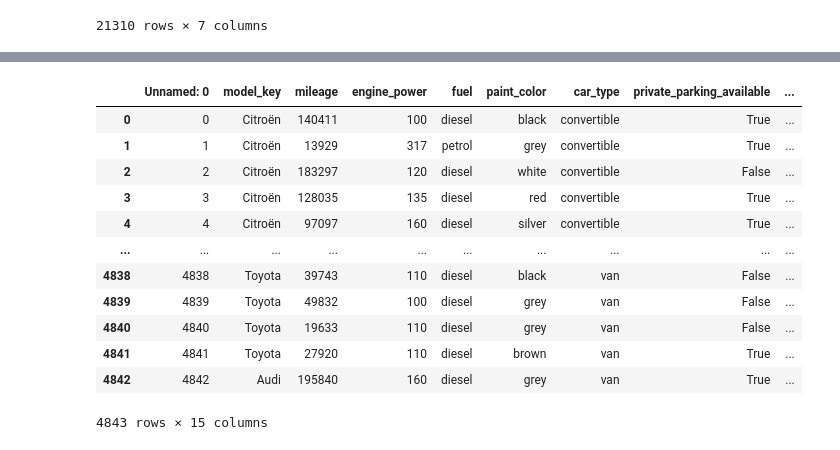
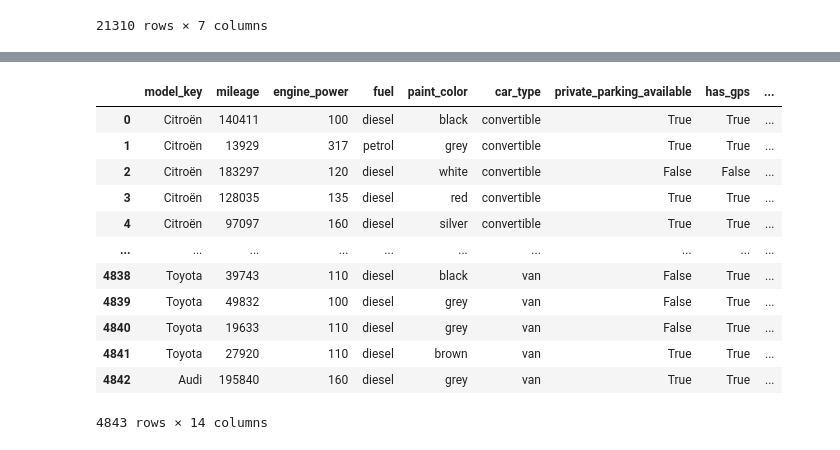
Before and after one commit to Stylomines/GetAround, a Jupyter notebook: get_around.ipynb, the cells around one changed output, grey strips where cells are left out. Cells and saved outputs as stored; diff of their text form; code cells hidden in the pictures.

```diff
--- a/get_around.ipynb
+++ b/get_around.ipynb
@@ -24,20 +79,20 @@ df_delay
 # %%
-df_pricing = pd.read_csv("get_around_pricing_project.csv")
+df_pricing = pd.read_csv("get_around_pricing_project.csv", index_col=0)
 df_pricing
 # %% [output]
-|  | Unnamed: 0 | model_key | mileage | engine_power | fuel | paint_color | car_type | private_parking_available | ... |
-| 0 | 0 | Citroën | 140411 | 100 | diesel | black | convertible | True | ... |
-| 1 | 1 | Citroën | 13929 | 317 | petrol | grey | convertible | True | ... |
-| 2 | 2 | Citroën | 183297 | 120 | diesel | white | convertible | False | ... |
-| 3 | 3 | Citroën | 128035 | 135 | diesel | red | convertible | True | ... |
-| 4 | 4 | Citroën | 97097 | 160 | diesel | silver | convertible | True | ... |
+|  | model_key | mileage | engine_power | fuel | paint_color | car_type | private_parking_available | has_gps | ... |
+| 0 | Citroën | 140411 | 100 | diesel | black | convertible | True | True | ... |
+| 1 | Citroën | 13929 | 317 | petrol | grey | convertible | True | True | ... |
+| 2 | Citroën | 183297 | 120 | diesel | white | convertible | False | False | ... |
+| 3 | Citroën | 128035 | 135 | diesel | red | convertible | True | True | ... |
+| 4 | Citroën | 97097 | 160 | diesel | silver | convertible | True | True | ... |
 | ... | ... | ... | ... | ... | ... | ... | ... | ... | ... |
-| 4838 | 4838 | Toyota | 39743 | 110 | diesel | black | van | False | ... |
-| 4839 | 4839 | Toyota | 49832 | 100 | diesel | grey | van | False | ... |
-| 4840 | 4840 | Toyota | 19633 | 110 | diesel | grey | van | False | ... |
-| 4841 | 4841 | Toyota | 27920 | 110 | diesel | brown | van | True | ... |
-| 4842 | 4842 | Audi | 195840 | 160 | diesel | grey | van | True | ... |
+| 4838 | Toyota | 39743 | 110 | diesel | black | van | False | True | ... |
+| 4839 | Toyota | 49832 | 100 | diesel | grey | van | False | True | ... |
+| 4840 | Toyota | 19633 | 110 | diesel | grey | van | False | True | ... |
+| 4841 | Toyota | 27920 | 110 | diesel | brown | van | True | True | ... |
+| 4842 | Audi | 195840 | 160 | diesel | grey | van | True | True | ... |
-4843 rows × 15 columns
+4843 rows × 14 columns
 # %%
 df_delay.describe()
 # %% [output]
```
Also changed, not shown: parts of 8 cells of this notebook.
